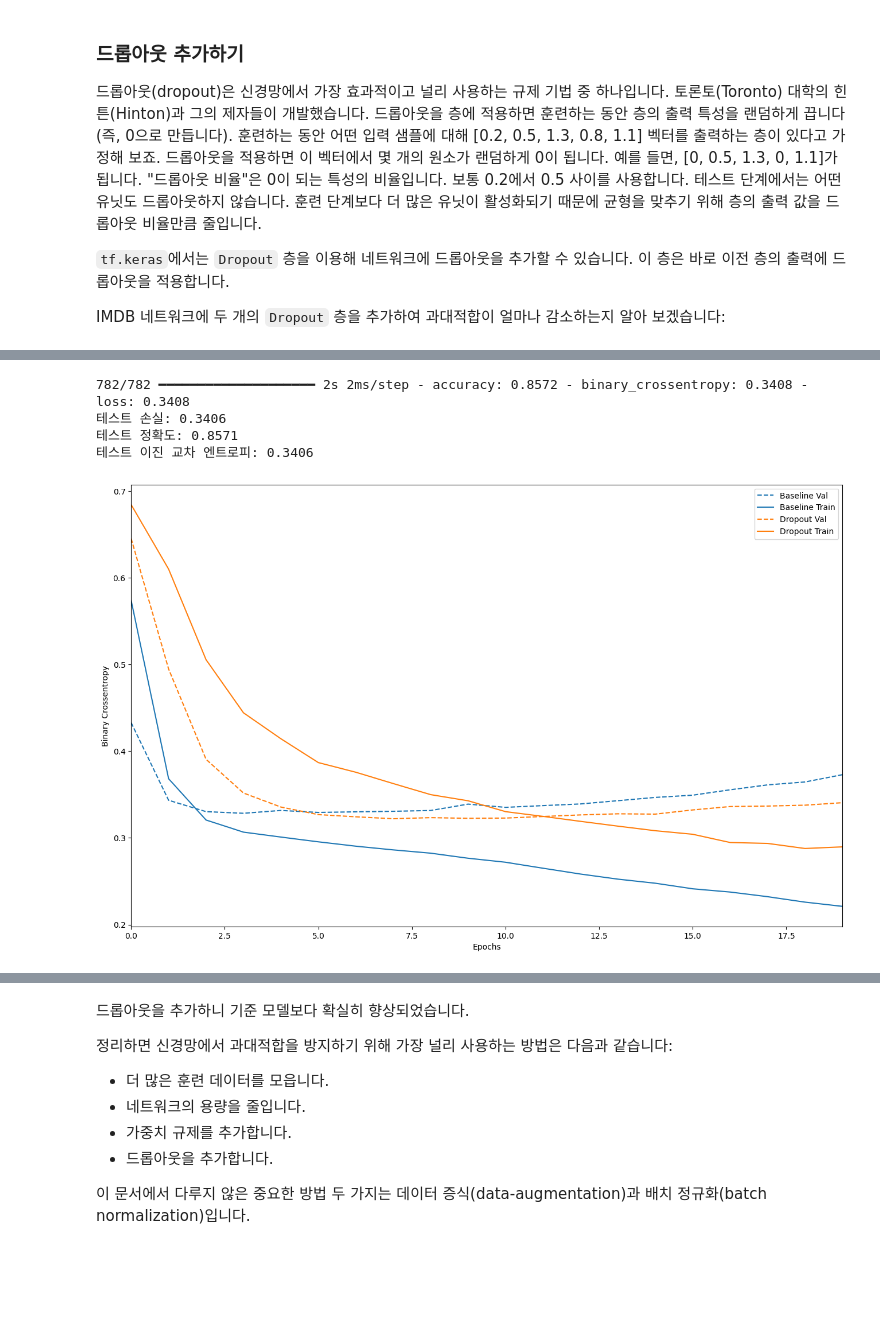
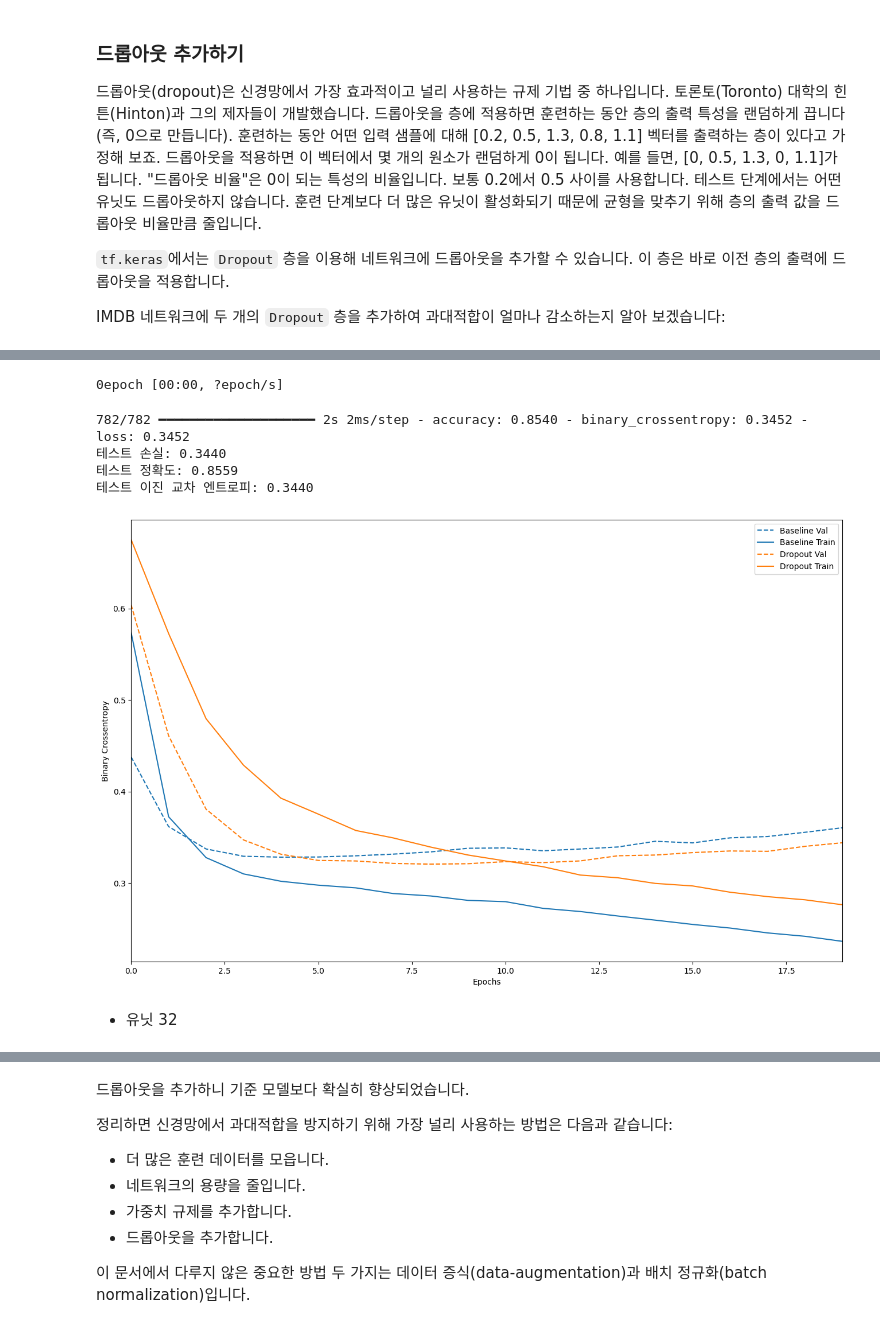
Before and after one commit to Ihan0316/ai_scool, a Jupyter notebook: 7월/7-24/07Overfit_Underfit-imdb-0.ipynb, the cells around one changed output, grey strips where cells are left out. Cells and saved outputs as stored; diff of their text form; code cells hidden in the pictures; blank space fills up the shorter version.

```diff
--- a/7월/7-24/07Overfit_Underfit-imdb-0.ipynb
+++ b/7월/7-24/07Overfit_Underfit-imdb-0.ipynb
@@ -134,7 +184,13 @@ Model: "sequential_1"
 from tqdm import tqdm
 from tqdm.keras import TqdmCallback
 
-baseline_history =
+baseline_history = baseline_model.fit(  train_data,
+                                        train_labels,
+                                        epochs = 20,
+                                        batch_size = 512,
+                                        validation_data = (test_data, test_labels),
+                                        verbose = 0,
+                                        callbacks = [TqdmCallback()])
 # %% [output]
 0epoch [00:00, ?epoch/s]
 # %%
@@ -374,0 +495,11 @@ Epoch 20/20
+# %%
+dpt_model = keras.models.Sequential([
+    keras.layers.Input((NUM_WORDS,)),
+    keras.layers.Dense(16, activation='relu'),
+    keras.layers.Dropout(0.5),
+    keras.layers.Dense(16, activation='relu'),
+    keras.layers.Dropout(0.5),
+    keras.layers.Dense(1, activation='sigmoid')
+])
+
+dpt_model.summary()
@@ -375,16 +524,34 @@ Epoch 20/20
+# %%
+dpt_model.compile(optimizer='adam',
+                loss='binary_crossentropy',
+                metrics=['accuracy', 'binary_crossentropy'])
+# %%
+dpt_model_history = dpt_model.fit(train_data,
+                                train_labels,
+                                epochs=20,
+                                batch_size=512,
+                                validation_data=(test_data, test_labels),
+                                verbose=0,
+                                callbacks=[TqdmCallback()])
+# %% [output]
+0epoch [00:00, ?epoch/s]
 # %%
+loss, accuracy, binary_crossentropy = dpt_model.evaluate(test_data, test_labels)
 
 print(f"테스트 손실: {loss:.4f}")
 print(f"테스트 정확도: {accuracy:.4f}")
 print(f"테스트 이진 교차 엔트로피: {binary_crossentropy:.4f}")
 # %% [output]
-782/782 ━━━━━━━━━━━━━━━━━━━━ 2s 2ms/step - accuracy: 0.8572 - binary_crossentropy: 0.3408 - loss: 0.3408
-테스트 손실: 0.3406
-테스트 정확도: 0.8571
-테스트 이진 교차 엔트로피: 0.3406
+782/782 ━━━━━━━━━━━━━━━━━━━━ 2s 2ms/step - accuracy: 0.8540 - binary_crossentropy: 0.3452 - loss: 0.3452
+테스트 손실: 0.3440
+테스트 정확도: 0.8559
+테스트 이진 교차 엔트로피: 0.3440
-# %%
-plot_history(
-
-)
-# %% [output]
-[figure, removed]
+# %%
+plot_history([
+    ('baseline', baseline_history),
+    ('dropout', dpt_model_history)
+])
+# %% [output]
+[figure, added]
+# %% [markdown]
+- 유닛 32
```
Also changed, not shown: parts of 55 cells of this notebook.
